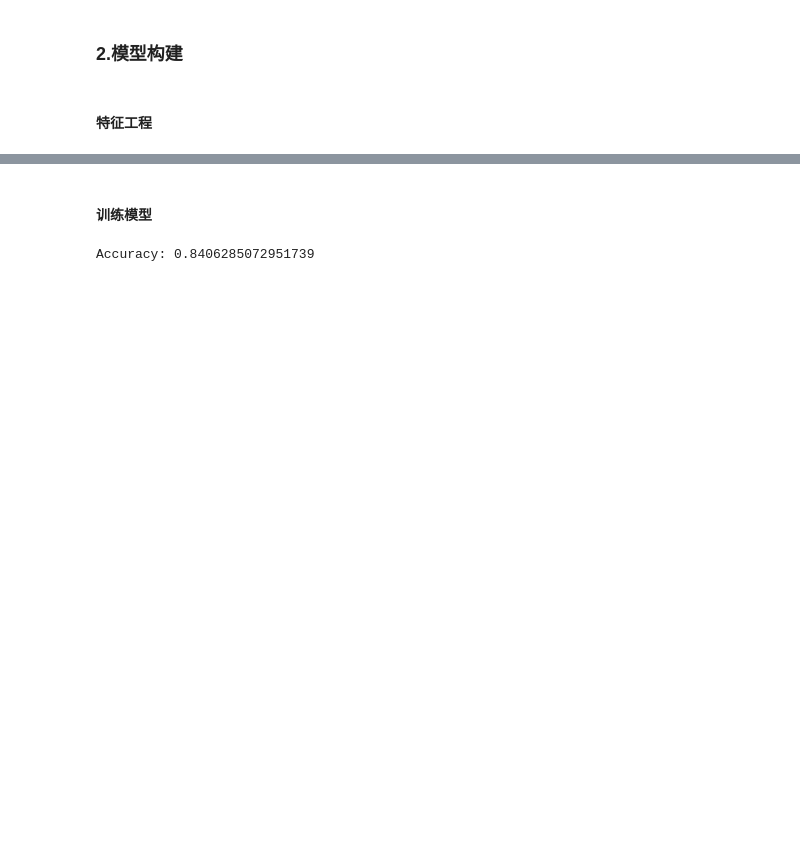
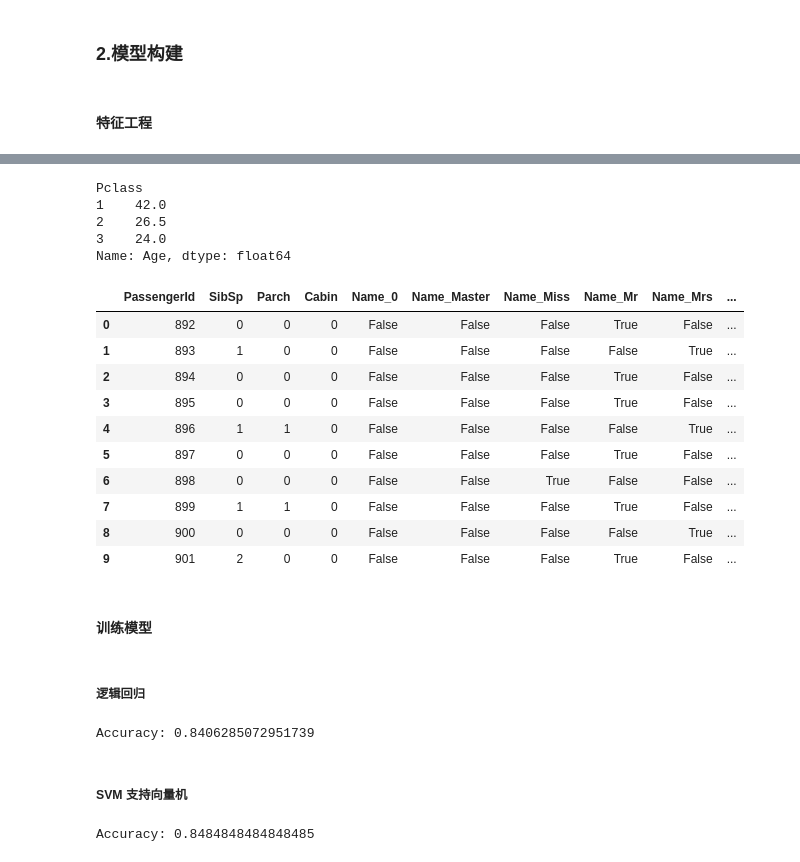
Before and after one commit to baqiyansheng/Titanic, a Jupyter notebook: src/titanic.ipynb, the cells around one changed output, grey strips where cells are left out. Cells and saved outputs as stored; diff of their text form; code cells hidden in the pictures; blank space fills up the shorter version.

```diff
--- a/src/titanic.ipynb
+++ b/src/titanic.ipynb
@@ -194,35 +189,70 @@ def set_numeralization(data):
     # 将旧的属性剔除
     df.drop(['Name', 'Pclass', 'Sex', 'Embarked'], axis=1, inplace=True)
     return df
 
 # 特征归一化
 def set_normalization(df):
     scaler = preprocessing.StandardScaler()
     age_scale_param = scaler.fit(df['Age'].values.reshape(-1,1))
     df['Age_scaled'] = scaler.fit_transform(df['Age'].values.reshape(-1,1),age_scale_param)
     fare_scale_param = scaler.fit(df['Fare'].values.reshape(-1,1))
     df['Fare_scaled'] = scaler.fit_transform(df['Fare'].values.reshape(-1,1),fare_scale_param)
     df.drop(['Age', 'Fare'], axis=1, inplace=True)
     return df
 
 # 特征工程
 train = set_numeralization(train)
 train = set_normalization(train)
 display(train.head(10))
+# 选取特征
+x_train = train.drop(['PassengerId', 'Survived'], axis=1)
+# 标签
+y_train = train['Survived']
+
+# 测试集
+# 读取测试集
+test = pd.read_csv("../data/test.csv")
+# 数据预处理
+test = data_process(test)
+# 有个坑，测试集中 Fare 有一个缺失值，用对应 Pclass 的中位数填充
+test['Fare'].fillna(test.groupby('Pclass')['Fare'].transform('median'), inplace=True)
+# 特征工程
+test = set_numeralization(test)
+test = set_normalization(test)
+display(test.head(10))
+x_test = test.drop(['PassengerId'], axis=1)
 # %% [output]
 |  | PassengerId | Survived | SibSp | Parch | Cabin | Name_0 | Name_Master | Name_Miss | Name_Mr | Name_Mrs | ... |
 | 0 | 1 | 0 | 1 | 0 | 0 | False | False | False | True | False | ... |
 | 1 | 2 | 1 | 1 | 0 | 1 | False | False | False | False | True | ... |
 | 2 | 3 | 1 | 0 | 0 | 0 | False | False | True | False | False | ... |
 | 3 | 4 | 1 | 1 | 0 | 1 | False | False | False | False | True | ... |
 | 4 | 5 | 0 | 0 | 0 | 0 | False | False | False | True | False | ... |
 | 5 | 6 | 0 | 0 | 0 | 0 | False | False | False | True | False | ... |
 | 6 | 7 | 0 | 0 | 0 | 1 | False | False | False | True | False | ... |
 | 7 | 8 | 0 | 3 | 1 | 0 | False | True | False | False | False | ... |
 | 8 | 9 | 1 | 0 | 2 | 0 | False | False | False | False | True | ... |
 | 9 | 10 | 1 | 1 | 0 | 0 | False | False | False | False | True | ... |
+Pclass
+1    42.0
+2    26.5
+3    24.0
+Name: Age, dtype: float64
+|  | PassengerId | SibSp | Parch | Cabin | Name_0 | Name_Master | Name_Miss | Name_Mr | Name_Mrs | ... |
+| 0 | 892 | 0 | 0 | 0 | False | False | False | True | False | ... |
+| 1 | 893 | 1 | 0 | 0 | False | False | False | False | True | ... |
+| 2 | 894 | 0 | 0 | 0 | False | False | False | True | False | ... |
+| 3 | 895 | 0 | 0 | 0 | False | False | False | True | False | ... |
+| 4 | 896 | 1 | 1 | 0 | False | False | False | False | True | ... |
+| 5 | 897 | 0 | 0 | 0 | False | False | False | True | False | ... |
+| 6 | 898 | 0 | 0 | 0 | False | False | True | False | False | ... |
+| 7 | 899 | 1 | 1 | 0 | False | False | False | True | False | ... |
+| 8 | 900 | 0 | 0 | 0 | False | False | False | False | True | ... |
+| 9 | 901 | 2 | 0 | 0 | False | False | False | True | False | ... |
 # %% [markdown]
 #### 训练模型
+# %% [markdown]
+##### 逻辑回归
 # %%
 # 逻辑回归模型，训练集为 train，标签为 Survived
 from sklearn.linear_model import LogisticRegression
@@ -267,2 +272,16 @@ result.to_csv("../result/predict.csv", index=False)
 # %% [output]
 Accuracy: 0.8406285072951739
+# %% [markdown]
+##### SVM 支持向量机
+# %%
+# SVM 模型
+from sklearn.svm import SVC
+svc = SVC(probability=True)
+svc.fit(x_train, y_train)
+y_pred = svc.predict(x_train)
+print("Accuracy:", svc.score(x_train, y_train))
+y_test = svc.predict(x_test)
+result = pd.DataFrame({'PassengerId': test['PassengerId'], 'Survived': y_test})
+result.to_csv("../result/svm_predict.csv", index=False)
+# %% [output]
+Accuracy: 0.8484848484848485
```
Also changed, not shown: parts of 19 cells of this notebook, 6 other files.
